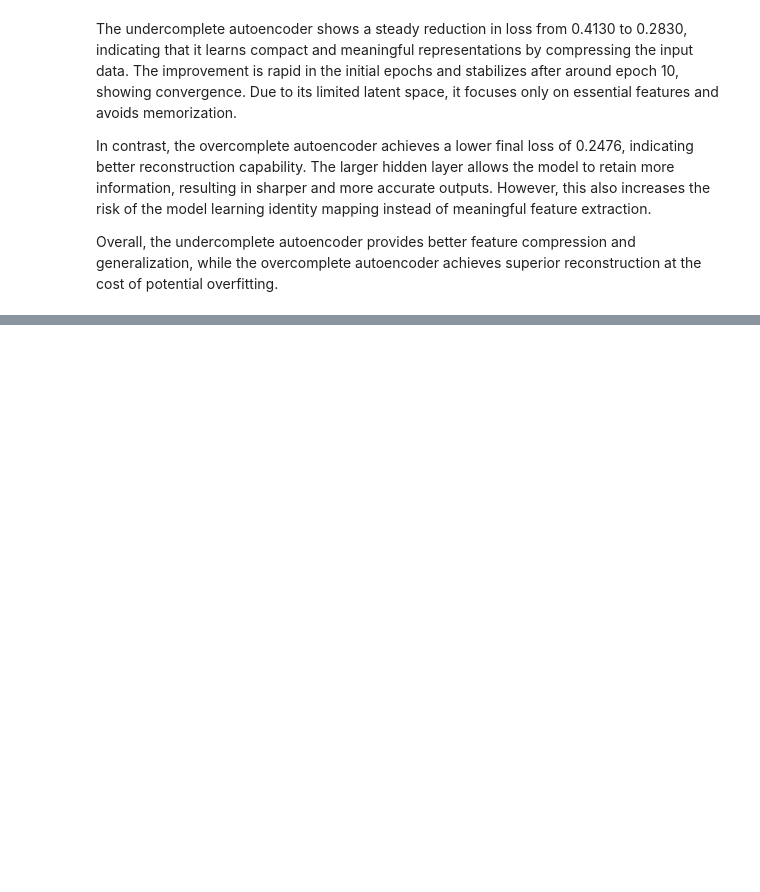
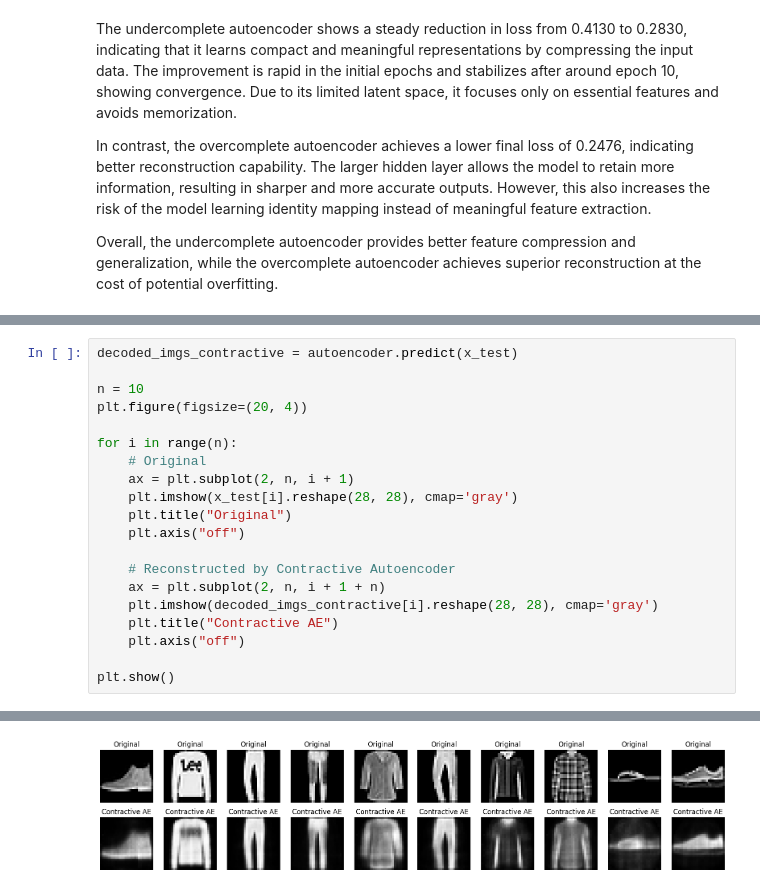
Before and after one commit to jahnavimidde/Deep_learning, a Jupyter notebook: DL_assignment.ipynb, the cells around one changed output, grey strips where cells are left out. Cells and saved outputs as stored; diff of their text form; blank space fills up the shorter version.

```diff
--- a/DL_assignment.ipynb
+++ b/DL_assignment.ipynb
@@ -996,0 +1259,21 @@ decoded_sparse = sparse_autoencoder.predict(x_test_flat)
+# %%
+decoded_imgs_contractive = autoencoder.predict(x_test)
+
+n = 10
+plt.figure(figsize=(20, 4))
+
+for i in range(n):
+    # Original
+    ax = plt.subplot(2, n, i + 1)
+    plt.imshow(x_test[i].reshape(28, 28), cmap='gray')
+    plt.title("Original")
+    plt.axis("off")
+
+    # Reconstructed by Contractive Autoencoder
+    ax = plt.subplot(2, n, i + 1 + n)
+    plt.imshow(decoded_imgs_contractive[i].reshape(28, 28), cmap='gray')
+    plt.title("Contractive AE")
+    plt.axis("off")
+
+plt.show()
+# %% [output]
@@ -996,0 +1281 @@ decoded_sparse = sparse_autoencoder.predict(x_test_flat)
+[figure, added]
```
Also changed, not shown: parts of 15 cells of this notebook.
